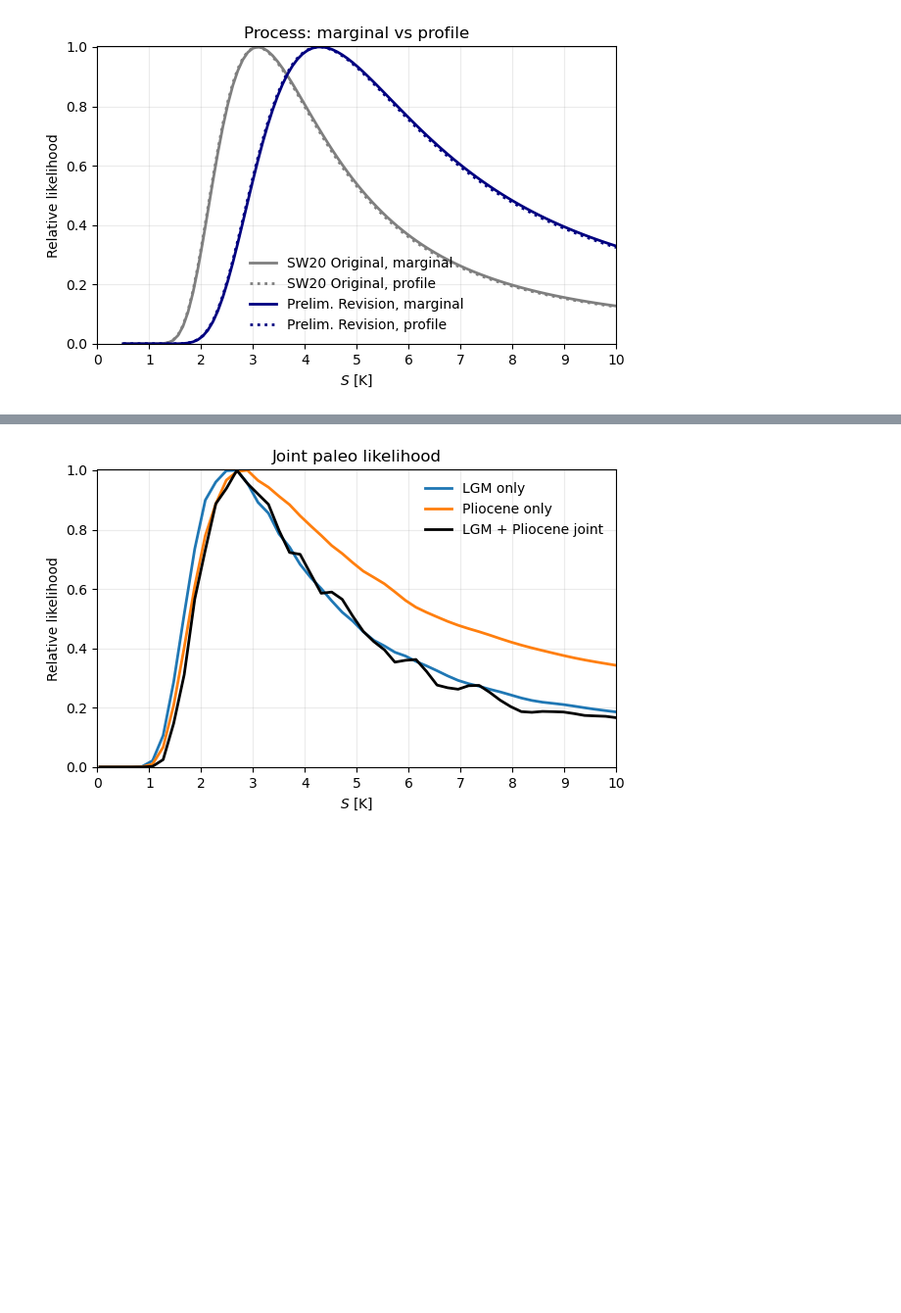
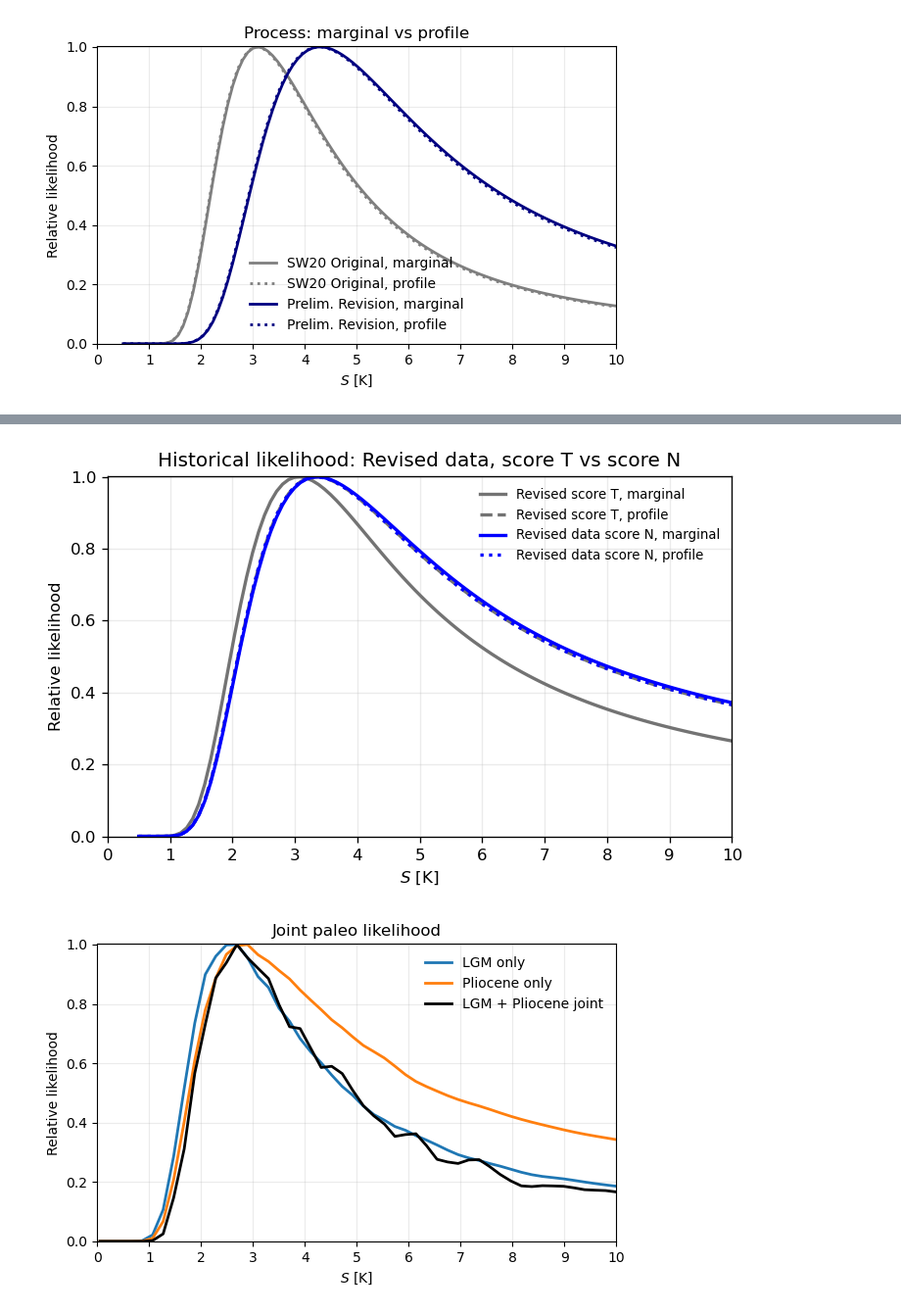
Before and after one commit to vtcooper/bayecs, a Jupyter notebook: Cooper_baselines.ipynb, the cells around one changed output, grey strips where cells are left out. Shown at 98% size. Saved outputs shown, nothing was run; the diff lists cells and outputs as text; code cells hidden in the pictures; blank space fills up the shorter version.

```diff
--- a/Cooper_baselines.ipynb
+++ b/Cooper_baselines.ipynb
@@ -2047,11 +2109,15 @@ for S in S_like_grid:
 
     ## historical
     t_hist_sw_pred = -(f_hist_sw - n_hist_sw) / (l_sw - dl_hist_sw)
+    n_hist_sw_pred = f_hist_sw + t_hist_sw * (l_sw - dl_hist_sw)
     n_hist_rev_pred = f_hist_rev + t_hist_rev * (l_rev - dl_hist_rev)
 
     marginal_curves["Historical"].setdefault("SW20 Original", []).append(
         np.nanmean(norm.pdf(SW20_BASE["mu_T_hist"], loc=t_hist_sw_pred, scale=SW20_BASE["sig_T_hist"]))
     )
+    # marginal_curves["Historical"].setdefault("SW20 Original, Cooper method", []).append(
+    #     np.nanmean(norm.pdf(SW20_BASE["mu_N_hist"], loc=n_hist_sw_pred, scale=SW20_BASE["sig_N_hist"]))
+    # )
     marginal_curves["Historical"].setdefault("Prelim. Revision", []).append(
         np.nanmean(norm.pdf(coop_REVISED["mu_N_hist"], loc=n_hist_rev_pred, scale=coop_REVISED["sig_N_hist"]))
     )
@@ -2096,6 +2162,7 @@ for S in S_like_grid:
 profile_curves = {
     "Historical": {
         "SW20 Original": _profile_curve(_hist_sw_profile_obj, np.zeros(4)),
+        "SW20 Original, Cooper method": _profile_curve(_hist_sw_profile_obj, np.zeros(4)),
         "Prelim. Revision": _profile_curve(_hist_rev_profile_obj, np.zeros(4)),
     },
     "LGM": {
@@ -2114,6 +2181,7 @@ profile_curves = {
 
 styles = {
     "SW20 Original": dict(color="tab:gray"),
+    # "SW20 Original, Cooper method": dict(color="b"),
     "Prelim. Revision": dict(color="navy"),
 }
 
@@ -2139,0 +2364,89 @@ for evidence, evidence_curves in marginal_curves.items():
+# %%
+f2x_rev_h = hist_rng.normal(coop_REVISED["mu_F2xCO2"], coop_REVISED["sig_F2xCO2"], hist_mc_n)
+f_hist_rev_h = hist_rng.normal(
+    coop_REVISED["mu_F_hist"],
+    coop_REVISED["sig_F_hist"],
+    hist_mc_n,
+)
+n_hist_rev_h = hist_rng.normal(coop_REVISED["mu_N_hist"], coop_REVISED["sig_N_hist"], hist_mc_n)
+t_hist_rev_h = hist_rng.normal(coop_REVISED["mu_T_hist"], coop_REVISED["sig_T_hist"], hist_mc_n)
+dl_hist_rev_h = hist_rng.normal(coop_REVISED["mu_dlambda"], coop_REVISED["sig_dlambda"], hist_mc_n)
+
+## profile: Revised original method, score T
+def _hist_rev_profile_score_T(S):
+    def obj(z):
+        f2x, nll = _normal_z(z[0], coop_REVISED["mu_F2xCO2"], coop_REVISED["sig_F2xCO2"])
+        f_hist, n = _normal_z(z[1], coop_REVISED["mu_F_hist"], coop_REVISED["sig_F_hist"])
+        nll += n
+        n_hist, n = _normal_z(z[2], coop_REVISED["mu_N_hist"], coop_REVISED["sig_N_hist"])
+        nll += n
+        dl_hist, n = _normal_z(z[3], coop_REVISED["mu_dlambda"], coop_REVISED["sig_dlambda"])
+        nll += n
+
+        denom = -f2x / S - dl_hist
+        if np.abs(denom) < 1e-8:
+            return profile_big
+
+        t_pred = -(f_hist - n_hist) / denom
+        return nll + _score_nll(coop_REVISED["mu_T_hist"], t_pred, coop_REVISED["sig_T_hist"])
+    return obj
+
+## profile: Cooper method with Revised data, score N
+def _hist_rev_profile_score_N(S):
+    def obj(z):
+        f2x, nll = _normal_z(z[0], coop_REVISED["mu_F2xCO2"], coop_REVISED["sig_F2xCO2"])
+        f_hist, n = _normal_z(z[1], coop_REVISED["mu_F_hist"], coop_REVISED["sig_F_hist"])
+        nll += n
+        t_hist, n = _normal_z(z[2], coop_REVISED["mu_T_hist"], coop_REVISED["sig_T_hist"])
+        nll += n
+        dl_hist, n = _normal_z(z[3], coop_REVISED["mu_dlambda"], coop_REVISED["sig_dlambda"])
+        nll += n
+
+        n_pred = f_hist + t_hist * (-f2x / S - dl_hist)
+        return nll + _score_nll(coop_REVISED["mu_N_hist"], n_pred, coop_REVISED["sig_N_hist"])
+    return obj
+
+L_T_marg = []
+L_N_marg = []
+
+for S in S_like_grid:
+    l_rev = -f2x_rev_h / S
+
+    t_pred = -(f_hist_rev_h - n_hist_rev_h) / (l_rev - dl_hist_rev_h)
+    L_T_marg.append(
+        np.nanmean(norm.pdf(coop_REVISED["mu_T_hist"], loc=t_pred, scale=coop_REVISED["sig_T_hist"]))
+    )
+
+    n_pred = f_hist_rev_h + t_hist_rev_h * (l_rev - dl_hist_rev_h)
+    L_N_marg.append(
+        np.nanmean(norm.pdf(coop_REVISED["mu_N_hist"], loc=n_pred, scale=coop_REVISED["sig_N_hist"]))
+    )
+
+L_T_marg = _rel(L_T_marg)
+L_N_marg = _rel(L_N_marg)
+
+L_T_prof = _profile_curve(_hist_rev_profile_score_T, np.zeros(4))
+L_N_prof = _profile_curve(_hist_rev_profile_score_N, np.zeros(4))
+
+fig, ax = plt.subplots(figsize=(6.2, 4.0), dpi=120)
+
+ax.plot(S_like_grid, L_T_marg, color="0.45", lw=2, label="Revised score T, marginal")
+ax.plot(S_like_grid, L_T_prof, color="0.45", lw=2, ls="--", label="Revised score T, profile")
+
+ax.plot(S_like_grid, L_N_marg, color="b", lw=2, label="Revised data score N, marginal")
+ax.plot(S_like_grid, L_N_prof, color="b", lw=2, ls=":", label="Revised data score N, profile")
+
+ax.set(
+    xlabel="$S$ [K]",
+    ylabel="Relative likelihood",
+    title="Historical likelihood: Revised data, score T vs score N",
+)
+ax.grid(alpha=0.25)
+ax.legend(frameon=False, fontsize=8)
+plt.ylim(-0.002, 1.002)
+plt.xlim(0, S_like_grid.max())
+plt.xticks(np.arange(11))
+plt.tight_layout()
+plt.show()
+# %% [output]
+[figure, added]
```
Also changed, not shown: parts of 11 cells of this notebook, 3 other files.
